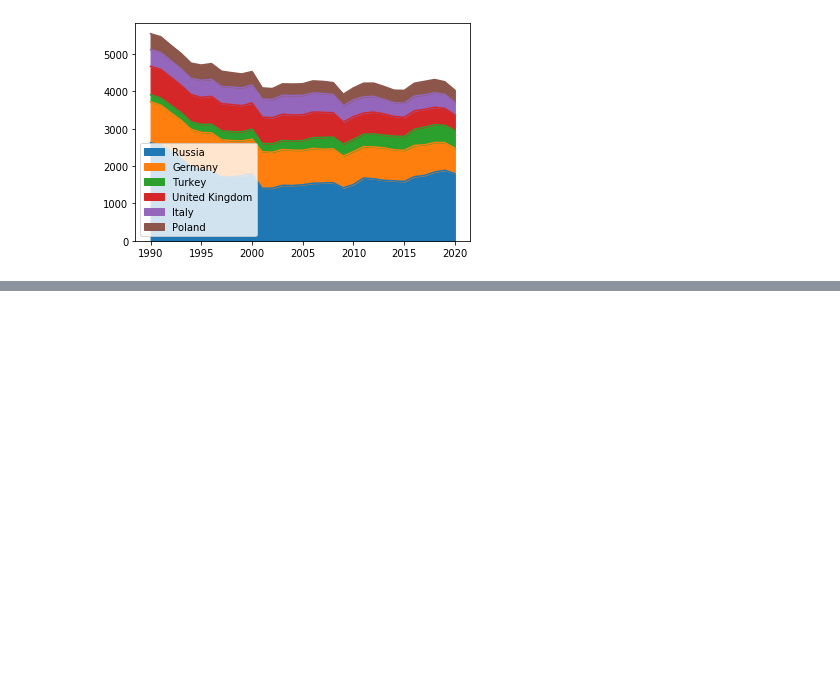
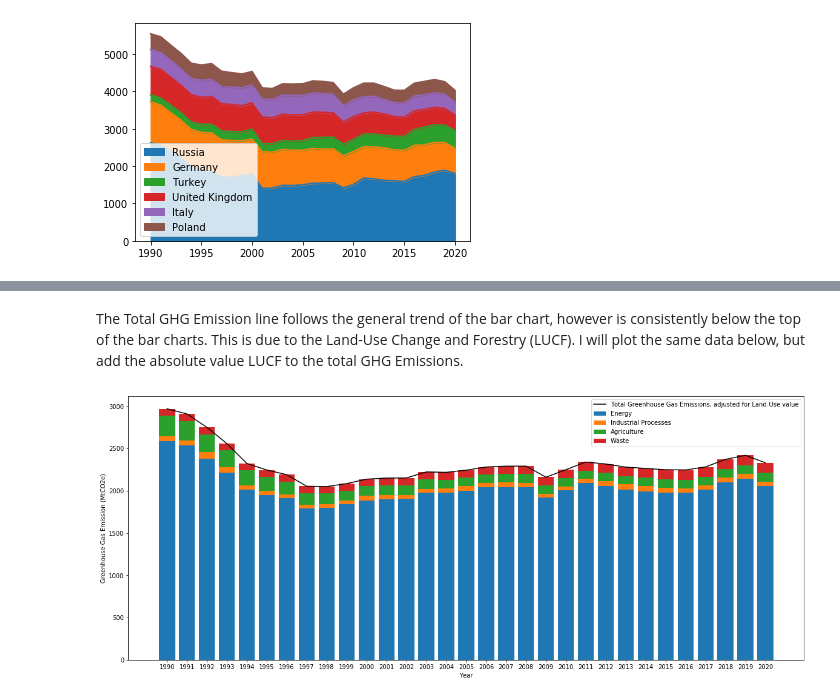
Before and after one commit to JamieHoughton1/JamiesProjects, a Jupyter notebook: ClimateWatchData/EuropeAndCentralAsiaData1990-2020.ipynb, the cells around one changed output, grey strips where cells are left out. Drawn from its saved outputs; the diff is of its cells as text; code cells hidden in the pictures; blank space fills up the shorter version.

```diff
--- a/ClimateWatchData/EuropeAndCentralAsiaData1990-2020.ipynb
+++ b/ClimateWatchData/EuropeAndCentralAsiaData1990-2020.ipynb
@@ -76,0 +123,22 @@ stackedPlotData_Transposed.plot.area()
+# %% [markdown]
+The Total GHG Emission line follows the general trend of the bar chart, however is consistently below the top of the bar charts. This is due to the Land-Use Change and Forestry (LUCF). I will plot the same data below, but add the absolute value LUCF to the total GHG Emissions.
+# %%
+landUseAndForestry = russia.iloc[4, 2:]
+landUseAndForestry = landUseAndForestry.abs()
+totalRussiaGHG = (historicalEmissionsReverse.iloc[0, :31] + landUseAndForestry)
+
+
+plt.figure(figsize=(20,8))
+plt.plot(historicalEmissionsReverse.columns[:31],totalRussiaGHG, label='Total Greenhouse Gas Emissions, adjusted for Land-Use value', color='black')
+
+plt.bar(russia.columns[2:],russia.iloc[0, 2:], label=russia.iloc[0, 0])
+plt.bar(russia.columns[2:],russia.iloc[1, 2:], label=russia.iloc[1, 0], bottom=russia.iloc[0, 2:])
+plt.bar(russia.columns[2:],russia.iloc[2, 2:], label=russia.iloc[2, 0], bottom=(russia.iloc[0, 2:]+russia.iloc[1, 2:]))
+plt.bar(russia.columns[2:],russia.iloc[3, 2:], label=russia.iloc[3, 0], bottom=(russia.iloc[0, 2:]+russia.iloc[1, 2:]+russia.iloc[2, 2:]))
+
+plt.legend()
+plt.xlabel(xlabel)
+plt.ylabel(ylabel)
+plt.show()
+# %% [output]
+[figure, added]
```
Also changed, not shown: parts of 6 cells of this notebook, 2 other files.
